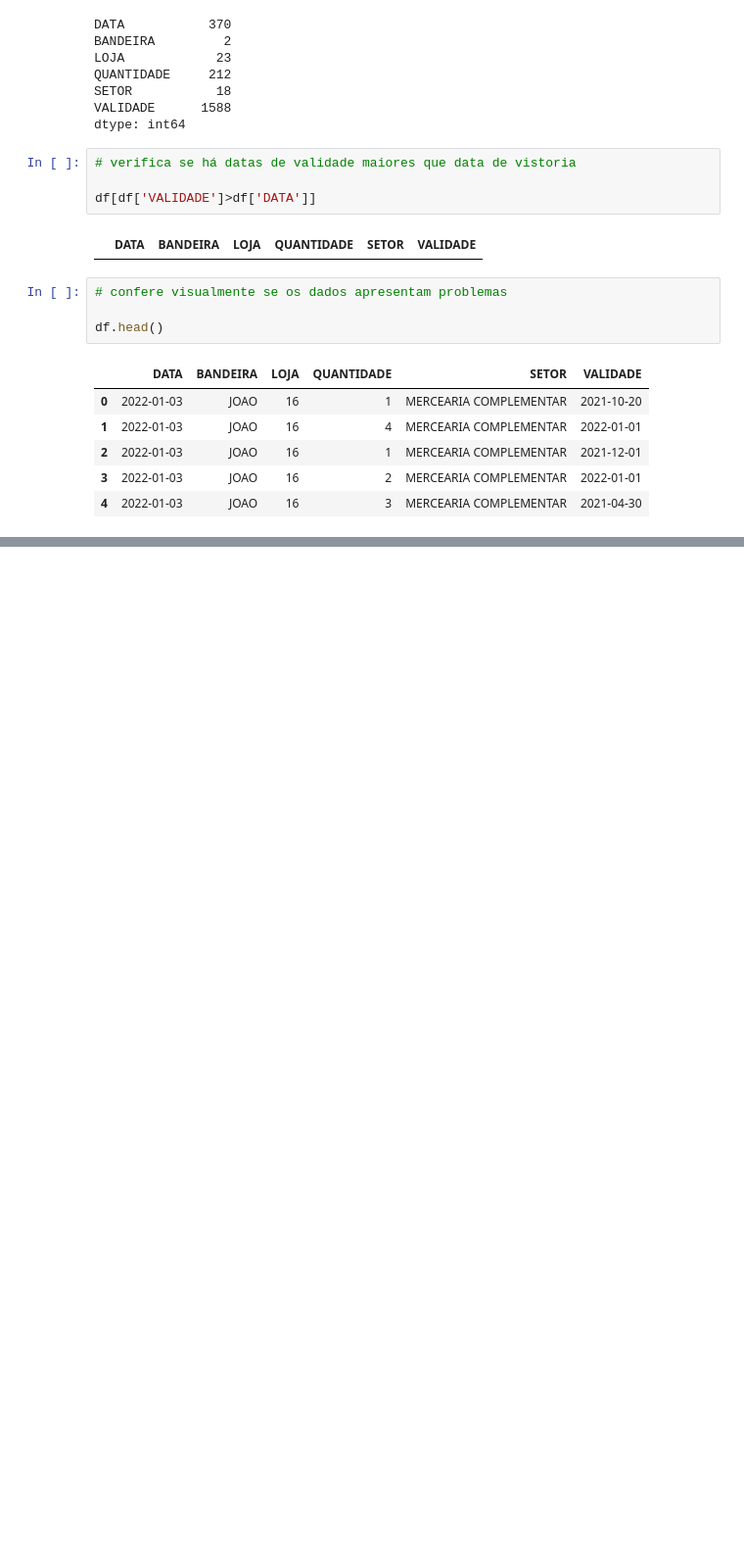
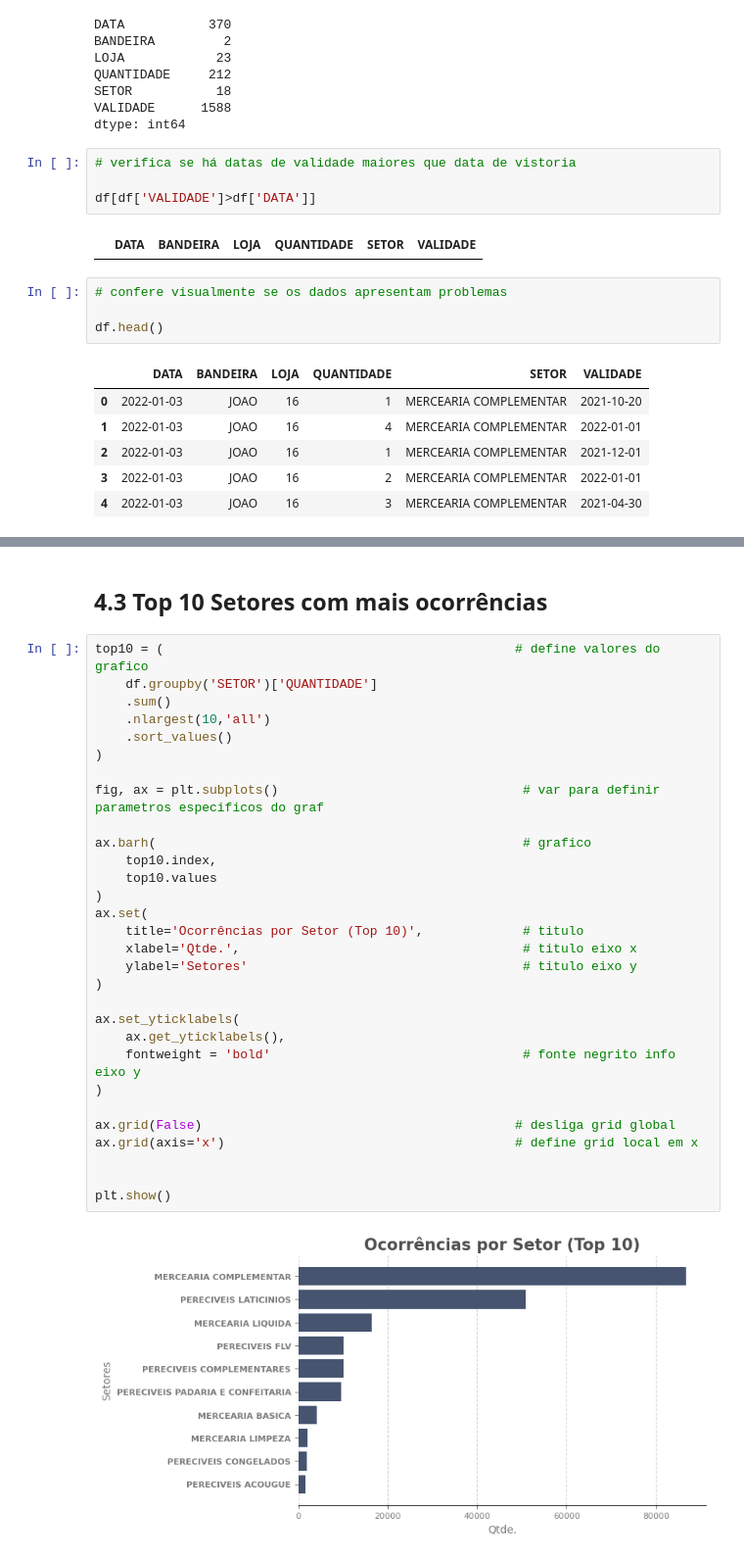
Before and after one commit to Marcos-Beck/Retail-Expiry-Data-Pipeline, a Jupyter notebook: notebooks/data_vis.ipynb, the cells around one changed output, grey strips where cells are left out. Shown at 98% size. Cells and saved outputs as stored; diff of their text form; blank space fills up the shorter version.

```diff
--- a/notebooks/data_vis.ipynb
+++ b/notebooks/data_vis.ipynb
@@ -77,0 +148,34 @@ DataFrame consistente e pronto para visualizações.
+# %% [markdown]
+## 4.3 Top 10 Setores com mais ocorrências
+# %%
+top10 = (                                              # define valores do grafico
+    df.groupby('SETOR')['QUANTIDADE']
+    .sum()
+    .nlargest(10,'all')
+    .sort_values()
+)
+
+fig, ax = plt.subplots()                                # var para definir parametros especificos do graf
+
+ax.barh(                                                # grafico
+    top10.index,
+    top10.values
+)
+ax.set(
+    title='Ocorrências por Setor (Top 10)',             # titulo
+    xlabel='Qtde.',                                     # titulo eixo x
+    ylabel='Setores'                                    # titulo eixo y
+)
+
+ax.set_yticklabels(
+    ax.get_yticklabels(),
+    fontweight = 'bold'                                 # fonte negrito info eixo y
+)
+
+ax.grid(False)                                         # desliga grid global
+ax.grid(axis='x')                                      # define grid local em x
+
+
+plt.show()
+# %% [output]
+[figure, added]
```
Also changed, not shown: parts of 9 cells of this notebook.
